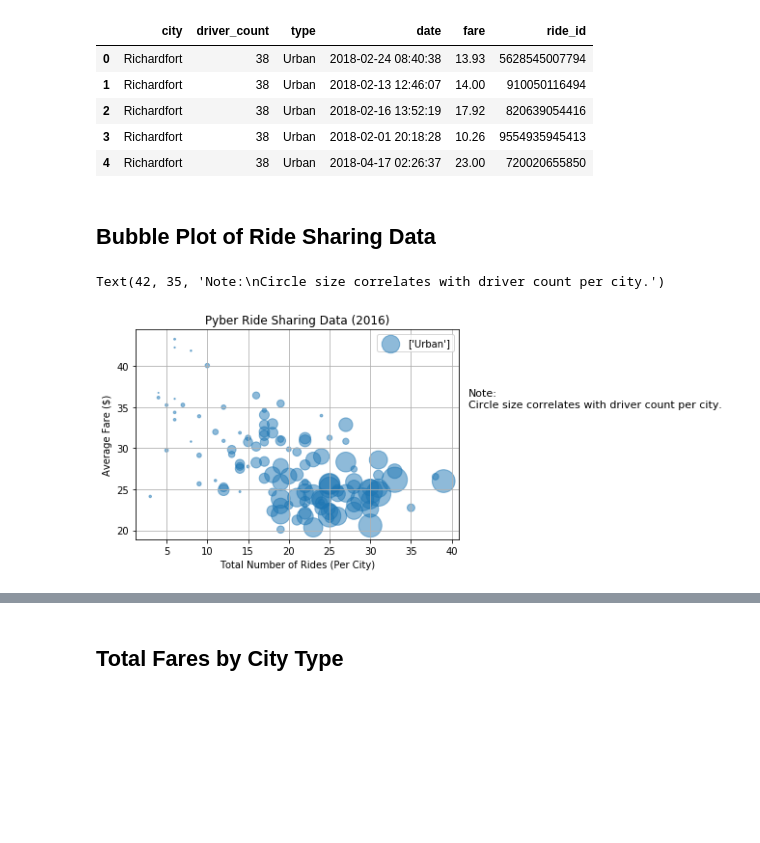
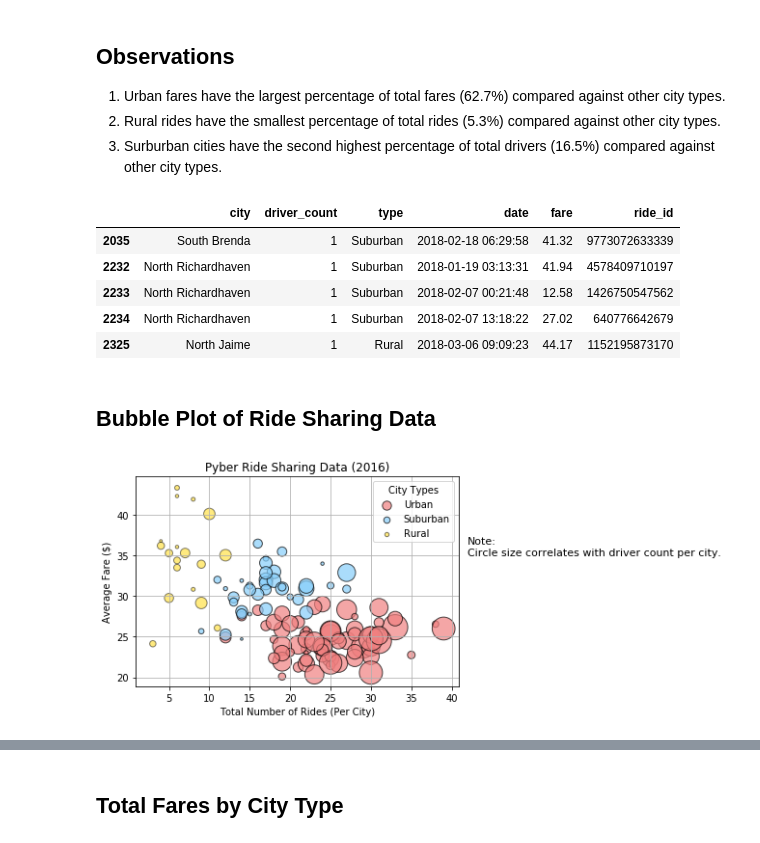
Before and after one commit to aktavern/05-The-Power-of-Plots, a Jupyter notebook: Pyber/pyber_aschenker.ipynb, the cells around one changed output, grey strips where cells are left out. Drawn from its saved outputs; the diff is of its cells as text; code cells hidden in the pictures; blank space fills up the shorter version.

Commit message:
updated bubble chart and labels on pie charts

```diff
--- a/Pyber/pyber_aschenker.ipynb
+++ b/Pyber/pyber_aschenker.ipynb
@@ -3,3 +1,9 @@
+# %% [markdown]
+## Observations
+
+1. Urban fares have the largest percentage of total fares (62.7%) compared against other city types.
+2. Rural rides have the smallest percentage of total rides (5.3%) compared against other city types.
+3. Surburban cities have the second highest percentage of total drivers (16.5%) compared against other city types.
 # %%
 %matplotlib inline
 # Dependencies and Setup
@@ -18,39 +22,57 @@ ride_data = pd.read_csv(ride_data_to_load)
 # Combine the data into a single dataset
 merged_data = pd.merge(city_data,ride_data,on="city")
 # Display the data table for preview
-merged_data.head(5)
+merged_data.sort_values("driver_count", ascending=True).head(5)
 # %% [output]
 |  | city | driver_count | type | date | fare | ride_id |
-| 0 | Richardfort | 38 | Urban | 2018-02-24 08:40:38 | 13.93 | 5628545007794 |
-| 1 | Richardfort | 38 | Urban | 2018-02-13 12:46:07 | 14.00 | 910050116494 |
-| 2 | Richardfort | 38 | Urban | 2018-02-16 13:52:19 | 17.92 | 820639054416 |
-| 3 | Richardfort | 38 | Urban | 2018-02-01 20:18:28 | 10.26 | 9554935945413 |
-| 4 | Richardfort | 38 | Urban | 2018-04-17 02:26:37 | 23.00 | 720020655850 |
+| 2035 | South Brenda | 1 | Suburban | 2018-02-18 06:29:58 | 41.32 | 9773072633339 |
+| 2232 | North Richardhaven | 1 | Suburban | 2018-01-19 03:13:31 | 41.94 | 4578409710197 |
+| 2233 | North Richardhaven | 1 | Suburban | 2018-02-07 00:21:48 | 12.58 | 1426750547562 |
+| 2234 | North Richardhaven | 1 | Suburban | 2018-02-07 13:18:22 | 27.02 | 640776642679 |
+| 2325 | North Jaime | 1 | Rural | 2018-03-06 09:09:23 | 44.17 | 1152195873170 |
 # %% [markdown]
 ## Bubble Plot of Ride Sharing Data
 # %%
-# Obtain the x and y coordinates for each of the three city types
-grouped_city = merged_data.groupby("city")
-rides = grouped_city["ride_id"].count()
-fare = grouped_city["fare"].mean()
-types = grouped_city["type"].unique()
+# Obtain the x and y coordinates for Urban cities
+urban = merged_data.loc[merged_data['type'] == "Urban"]
+urban_city = urban.groupby("city")
+urban_rides = urban_city["ride_id"].count()
+urban_fare = urban_city["fare"].mean()
+urban_size = urban_city["driver_count"].sum()
+
+#obtain x and y coordinates for suburban cities
+suburban = merged_data.loc[merged_data['type'] == "Suburban"]
+sub_city = suburban.groupby("city")
+sub_rides = sub_city["ride_id"].count()
+sub_fare = sub_city["fare"].mean()
+sub_size = sub_city["driver_count"].sum()
+
+#obtain x and y coordinates for rural cities
+rural = merged_data.loc[merged_data["type"] == "Rural"]
+rural_city = rural.groupby("city")
+rural_rides = rural_city["ride_id"].count()
+rural_fare = rural_city["fare"].mean()
+rural_size = rural_city["driver_count"].sum()
 
 # Build the scatter plots for each city types
-plt.scatter(rides,fare,alpha=0.5,s=size*.3)
+Urban = plt.scatter(urban_rides,urban_fare,alpha=0.7,s=urban_size*.3,c="lightcoral",edgecolor='black',label="Urban")
+Suburban = plt.scatter(sub_rides,sub_fare,alpha=0.7,s=sub_size*.5,c="lightskyblue",edgecolor='black',label="Suburban")
+Rural = plt.scatter(rural_rides,rural_fare,alpha=0.5,s=rural_size*2,c="gold",edgecolor='black',label="Rural")
 
 # Incorporate the other graph properties
 plt.xlabel("Total Number of Rides (Per City)")
 plt.ylabel("Average Fare ($)")
 plt.title("Pyber Ride Sharing Data (2016)")
 plt.grid()
 
 # Create a legend
-plt.legend(types)
+plt.rcParams["legend.markerscale"] = 0.5
+legend = plt.legend(handles=[Urban,Suburban,Rural],title="City Types")
 
 # Incorporate a text label regarding circle size
 plt.text(42,35,'Note:\nCircle size correlates with driver count per city.',fontsize=11)
 
 # Save Figure
+plt.savefig("data/ride_sharing_data.png")
 # %% [output]
-Text(42, 35, 'Note:\nCircle size correlates with driver count per city.')
-[figure, old version]
+[figure, new version]
```
Also changed, not shown: parts of 6 cells of this notebook, 4 other files.
